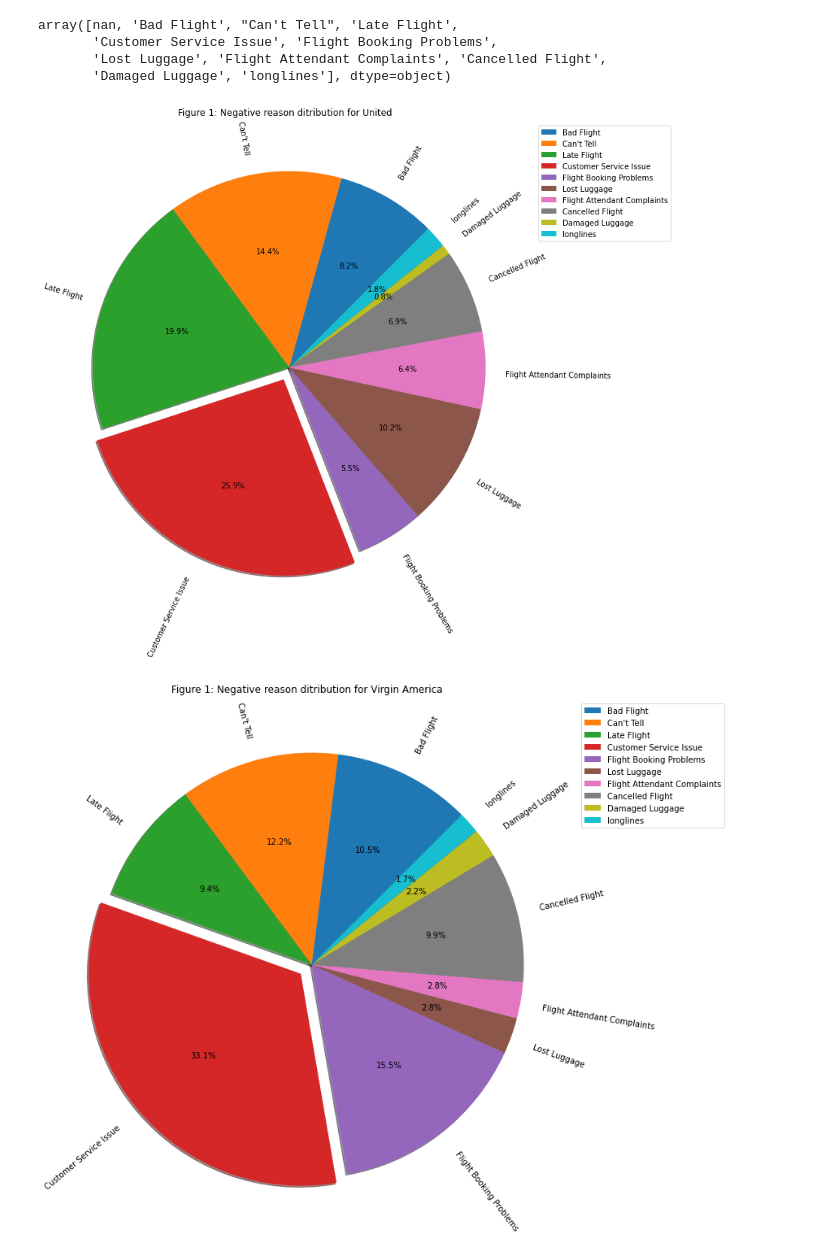
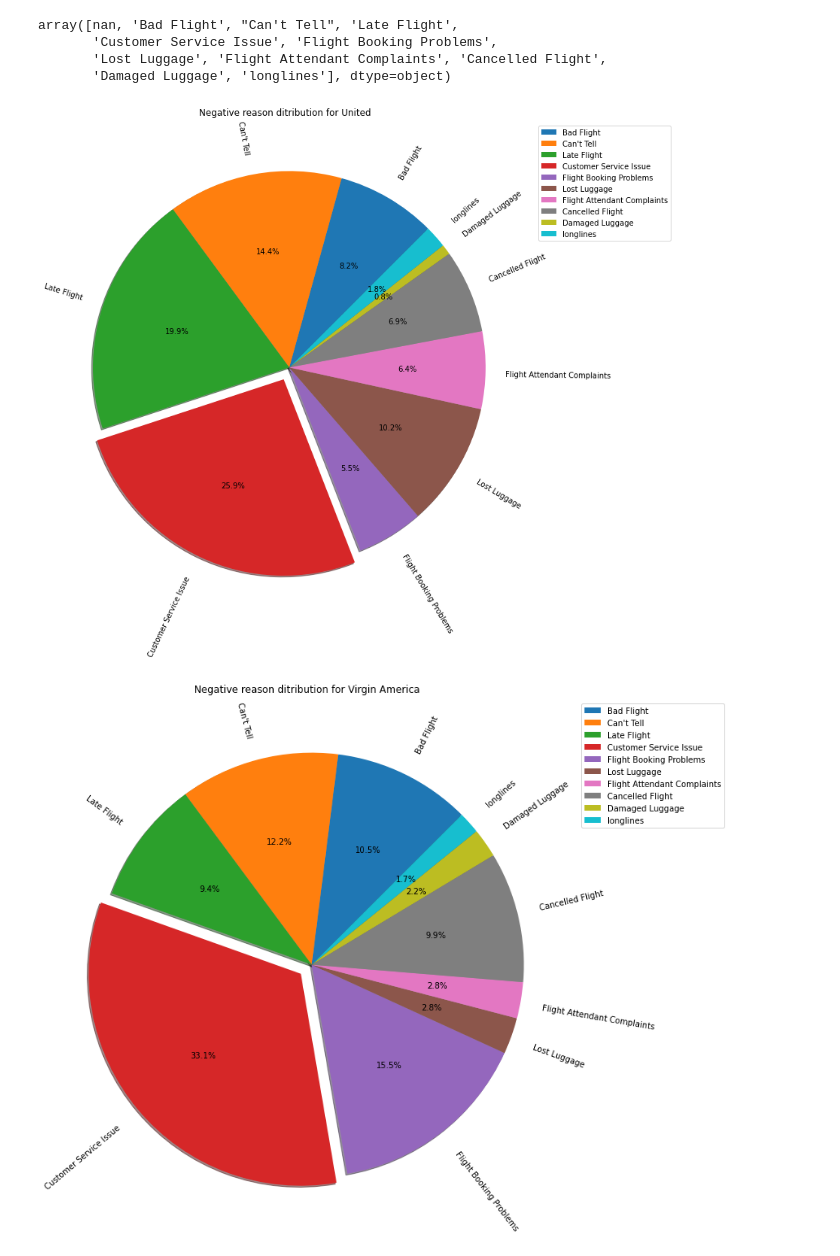
Before and after one commit to mulac/TDA-SentimentAnalysis, a Jupyter notebook: DataAnalysis.ipynb, the cells around one changed output. Saved outputs shown, nothing was run; the diff lists cells and outputs as text; code cells hidden in the pictures.

```diff
--- a/DataAnalysis.ipynb
+++ b/DataAnalysis.ipynb
@@ -338,7 +324,7 @@ array([nan, 'Bad Flight', "Can't Tell", 'Late Flight',
        'Lost Luggage', 'Flight Attendant Complaints', 'Cancelled Flight',
        'Damaged Luggage', 'longlines'], dtype=object)
 # %%
-def plot_piechart(airline, name, figNum):
+def plot_piechart(airline, name):
   dictReasons = dict.fromkeys(reasons)
   for value in dictReasons:
     dictReasons[value] = 0
@@ -356,16 +342,15 @@ def plot_piechart(airline, name, figNum):
   fig1, ax1 = plt.subplots()
   wedges, plt_labels, junk = plt.pie(values, explode=explode, labels = labels, autopct= '%1.1f%%', shadow=True, radius = 3, startangle=45, rotatelabels=True)
   plt.legend(wedges, labels, bbox_to_anchor=(2,2), prop={'size':10})
-  figNum = figNum + 1
-  plt.suptitle(f"Figure {figNum}: Negative reason ditribution for {name}", y=1.7)
+  plt.suptitle(f"Negative reason ditribution for {name}", y=1.7)
   plt.show
 # %%
-plot_piechart(dtf_united, "United", figNum)
-plot_piechart(dtf_VA, "Virgin America", figNum)
-plot_piechart(dtf_UA, "US Airways", figNum)
-plot_piechart(dtf_southwest, "Southwest", figNum)
-plot_piechart(dtf_delta, "Delta", figNum)
-plot_piechart(dtf_american, "American", figNum)
+plot_piechart(dtf_united, "United")
+plot_piechart(dtf_VA, "Virgin America")
+plot_piechart(dtf_UA, "US Airways")
+plot_piechart(dtf_southwest, "Southwest")
+plot_piechart(dtf_delta, "Delta")
+plot_piechart(dtf_american, "American")
 # %% [output]
-[figure, old version]
+[figure, new version]
-[figure, old version]
+[figure, new version]
```
Also changed, not shown: parts of 21 cells of this notebook.
